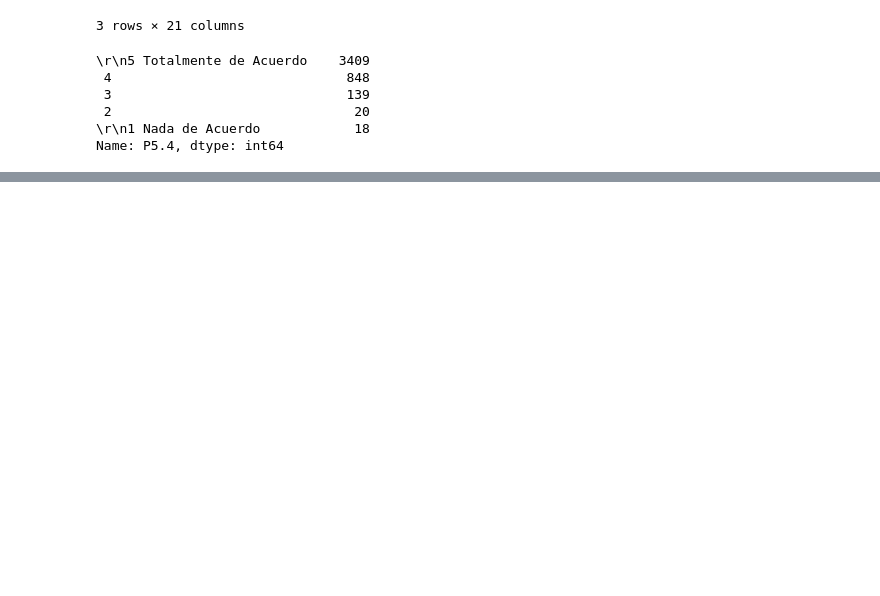
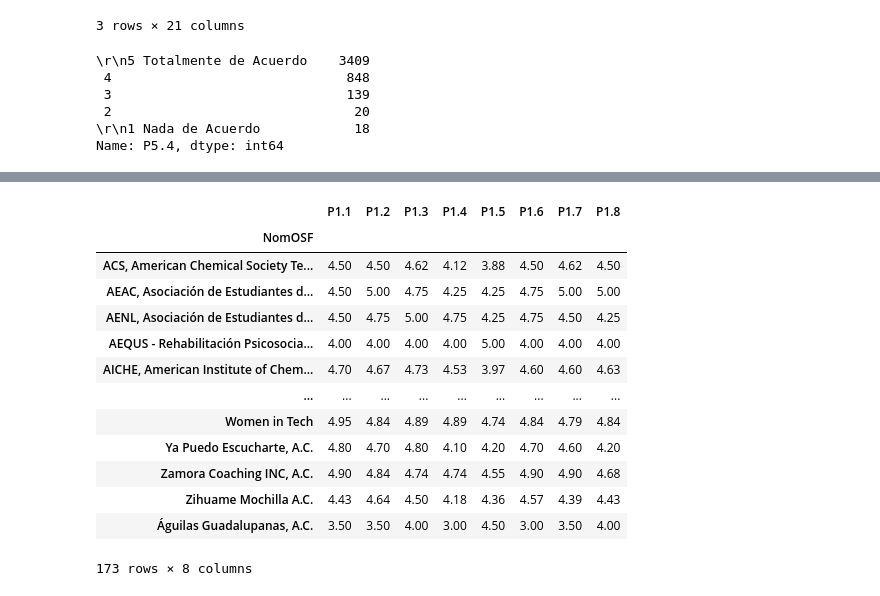
Before and after one commit to PameRuiz25/ActividadFormativaM2-Equipo2, a Jupyter notebook: proyecto1.ipynb, the cells around one changed output, grey strips where cells are left out. Drawn from its saved outputs; the diff is of its cells as text; code cells hidden in the pictures; blank space fills up the shorter version.

```diff
--- a/proyecto1.ipynb
+++ b/proyecto1.ipynb
@@ -155,0 +150,20 @@ df.head()
+# %%
+df["ID"] = df["ID"].str.replace("@", "")
+df["ID"]=df["ID"].astype(int)
+# %%
+round(df.groupby("NomOSF")[["P1.1","P1.2","P1.3","P1.4","P1.5","P1.6","P1.7","P1.8"]].mean(),2)
+# %% [output]
+|  | P1.1 | P1.2 | P1.3 | P1.4 | P1.5 | P1.6 | P1.7 | P1.8 |
+| NomOSF |  |  |  |  |  |  |  |  |
+| ACS, American Chemical Society Te... | 4.50 | 4.50 | 4.62 | 4.12 | 3.88 | 4.50 | 4.62 | 4.50 |
+| AEAC, Asociación de Estudiantes d... | 4.50 | 5.00 | 4.75 | 4.25 | 4.25 | 4.75 | 5.00 | 5.00 |
+| AENL, Asociación de Estudiantes d... | 4.50 | 4.75 | 5.00 | 4.75 | 4.25 | 4.75 | 4.50 | 4.25 |
+| AEQUS - Rehabilitación Psicosocia... | 4.00 | 4.00 | 4.00 | 4.00 | 5.00 | 4.00 | 4.00 | 4.00 |
+| AICHE, American Institute of Chem... | 4.70 | 4.67 | 4.73 | 4.53 | 3.97 | 4.60 | 4.60 | 4.63 |
+| ... | ... | ... | ... | ... | ... | ... | ... | ... |
+| Women in Tech | 4.95 | 4.84 | 4.89 | 4.89 | 4.74 | 4.84 | 4.79 | 4.84 |
+| Ya Puedo Escucharte, A.C. | 4.80 | 4.70 | 4.80 | 4.10 | 4.20 | 4.70 | 4.60 | 4.20 |
+| Zamora Coaching INC, A.C. | 4.90 | 4.84 | 4.74 | 4.74 | 4.55 | 4.90 | 4.90 | 4.68 |
+| Zihuame Mochilla A.C. | 4.43 | 4.64 | 4.50 | 4.18 | 4.36 | 4.57 | 4.39 | 4.43 |
+| Águilas Guadalupanas, A.C. | 3.50 | 3.50 | 4.00 | 3.00 | 4.50 | 3.00 | 3.50 | 4.00 |
+173 rows × 8 columns
```
Also changed, not shown: parts of 2 cells of this notebook.
